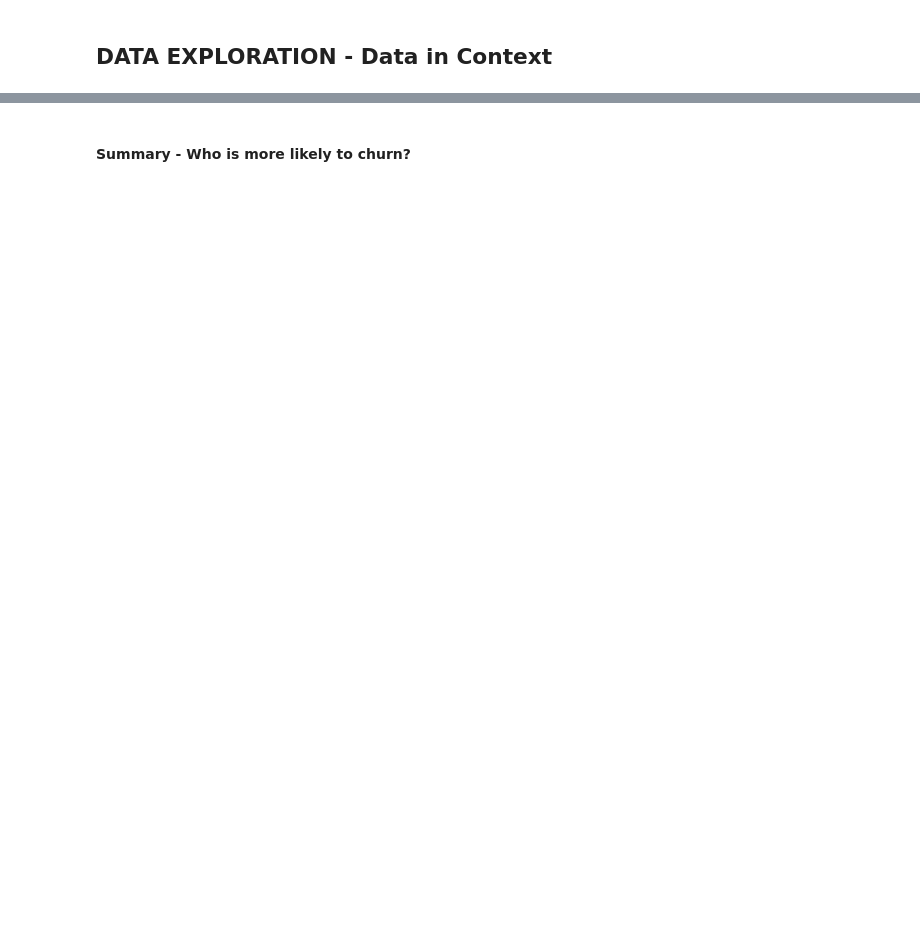
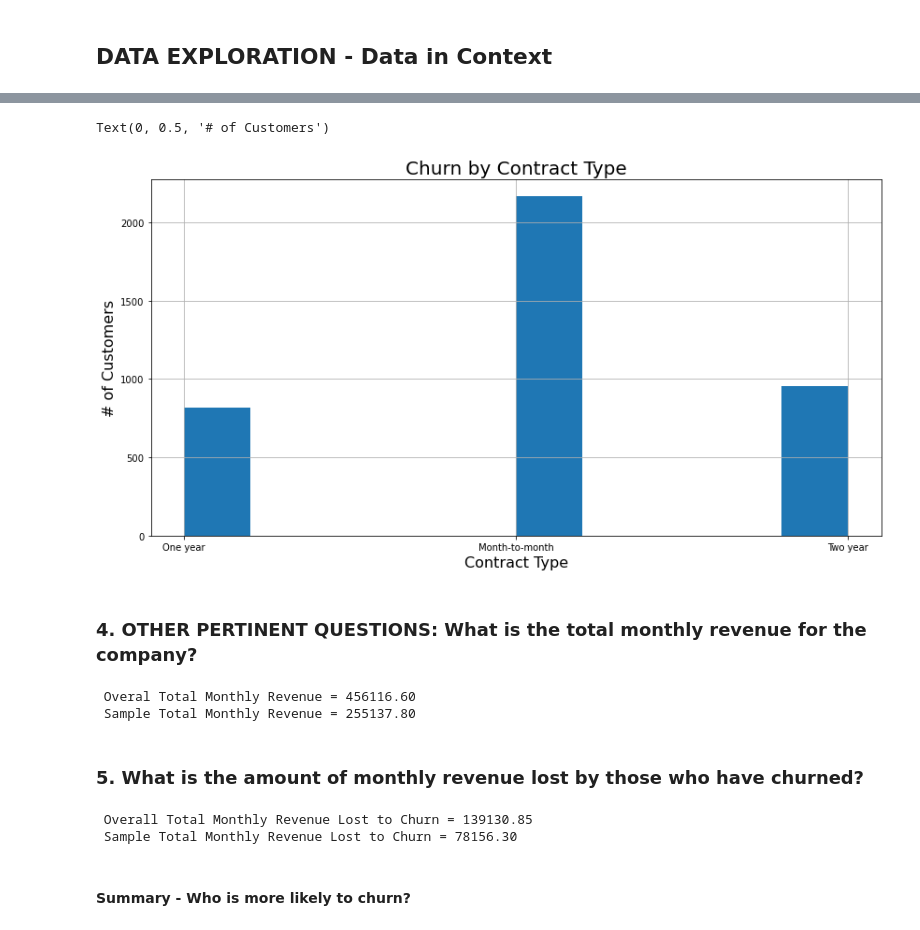
Before and after one commit to rachelrobbinsmayhill/classification-project, a Jupyter notebook: Churn_Report.ipynb, the cells around one changed output, grey strips where cells are left out. Saved outputs shown, nothing was run; the diff lists cells and outputs as text; code cells hidden in the pictures; blank space fills up the shorter version.

```diff
--- a/Churn_Report.ipynb
+++ b/Churn_Report.ipynb
@@ -253,3 +320,33 @@ Women are more likely to survive.
+# %%
+plt.figure(figsize=(14,7))
+train.contract_type.hist()
+plt.title('Churn by Contract Type', fontsize = 20)
+plt.xlabel('Contract Type', fontsize = 16)
+plt.ylabel('# of Customers', fontsize = 16)
+# %% [output]
+Text(0, 0.5, '# of Customers')
+[figure, added]
+# %% [markdown]
+### 4. OTHER PERTINENT QUESTIONS: What is the total monthly revenue for the company?
+# %%
+total_monthly_revenue_overall = acquire_df.monthly_charges.sum()
+total_monthly_revenue_train = train.monthly_charges.sum()
+print(f' Overal Total Monthly Revenue = {total_monthly_revenue_overall:.2f}')
+print(f' Sample Total Monthly Revenue = {total_monthly_revenue_train:.2f}')
+# %% [output]
+ Overal Total Monthly Revenue = 456116.60
+ Sample Total Monthly Revenue = 255137.80
+# %% [markdown]
+### 5. What is the amount of monthly revenue lost by those who have churned?
+# %%
+churn_monthly_revenue_lost_overall= acquire_df[acquire_df.churn == 'Yes'].monthly_charges.sum()
+churn_monthly_revenue_lost_train = train[train.did_churn_Yes == 1].monthly_charges.sum()
+
+print(f' Overall Total Monthly Revenue Lost to Churn = {churn_monthly_revenue_lost_overall:.2f}')
+print(f' Sample Total Monthly Revenue Lost to Churn = {churn_monthly_revenue_lost_train:.2f}')
+# %% [output]
+ Overall Total Monthly Revenue Lost to Churn = 139130.85
+ Sample Total Monthly Revenue Lost to Churn = 78156.30
 # %% [markdown]
 #### Summary - Who is more likely to churn?
 # %% [markdown]
```
Also changed, not shown: parts of 80 cells of this notebook.
